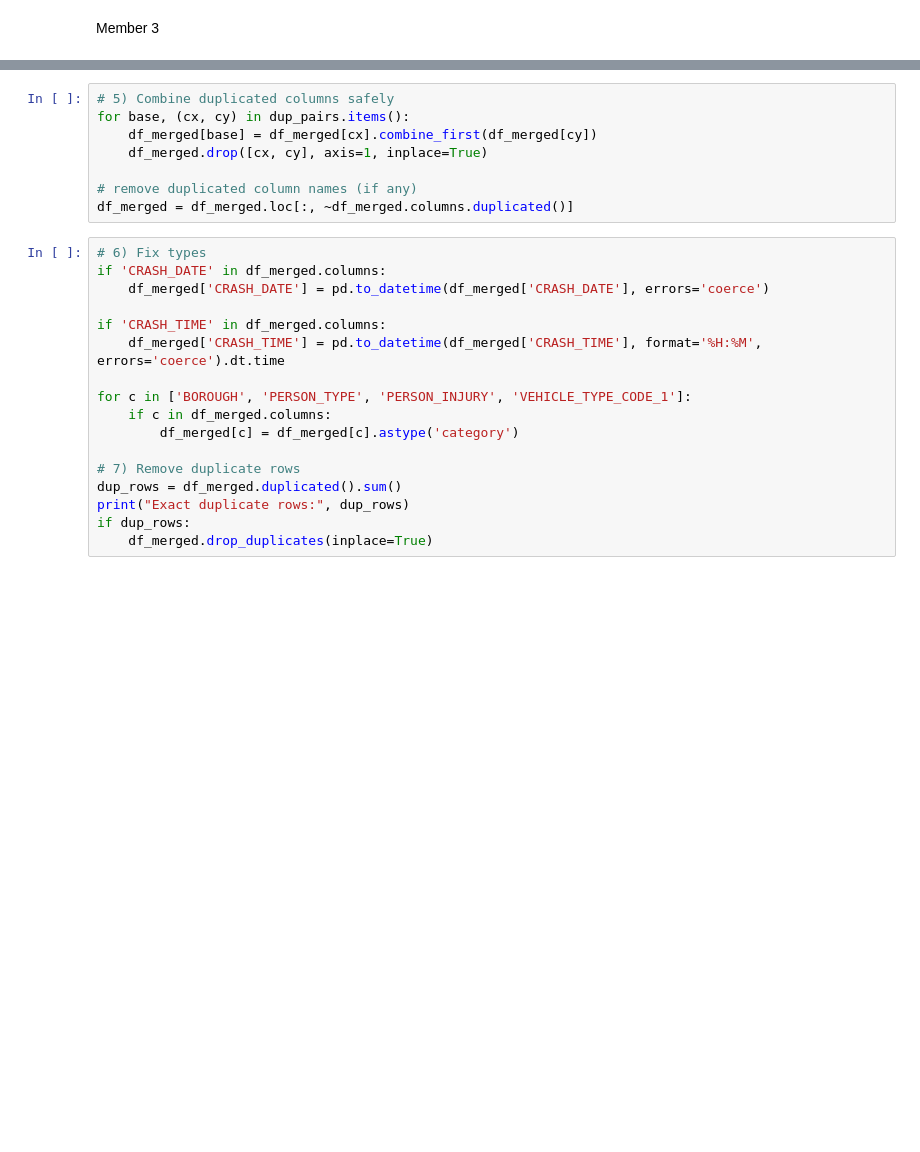
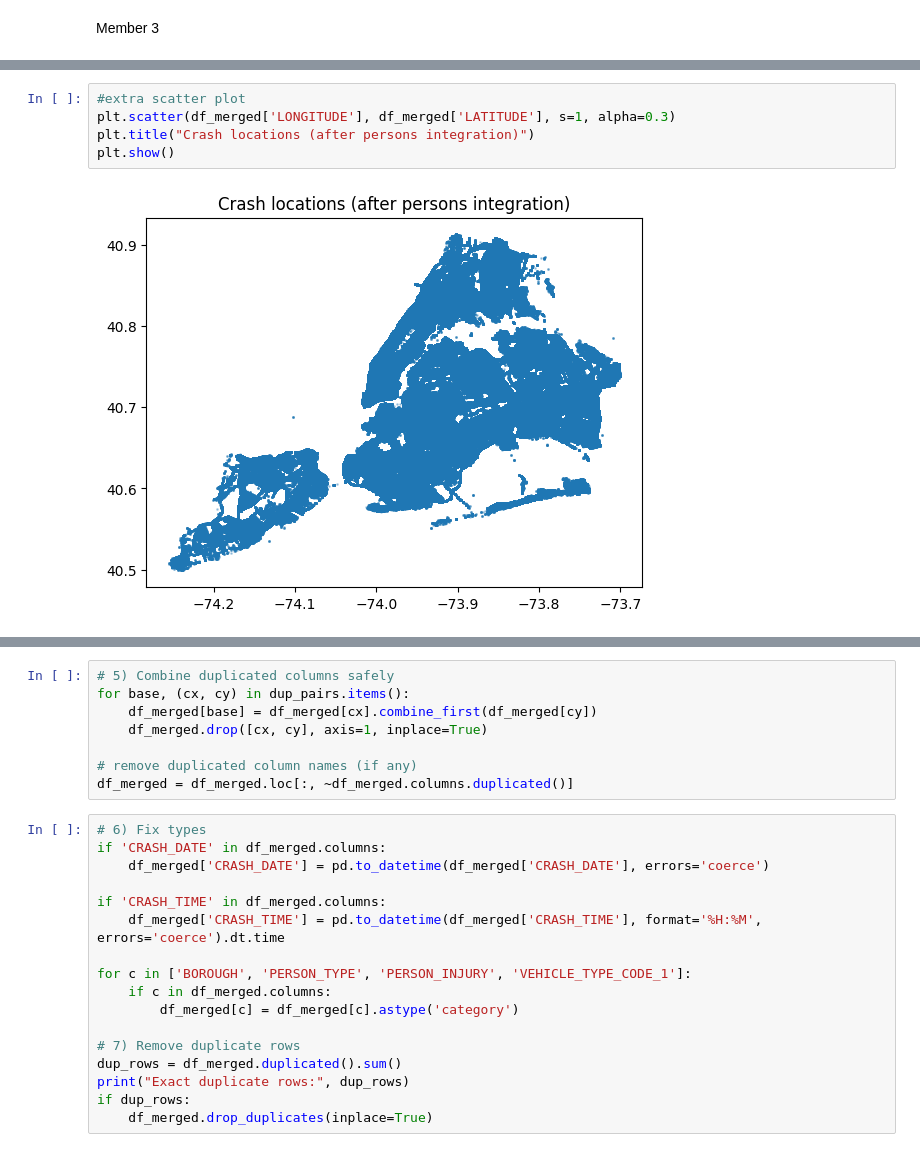
Before and after one commit to SarahRaafat/NYC-motor-vehicle-collisions, a Jupyter notebook: notebooks/Milestone1.ipynb, the cells around one changed output, grey strips where cells are left out. Saved outputs shown, nothing was run; the diff lists cells and outputs as text; blank space fills up the shorter version.

Commit message:
revised whole code and did more visualization and integeration and enhanced few pieces of code

```diff
--- a/notebooks/Milestone1.ipynb
+++ b/notebooks/Milestone1.ipynb
@@ -541,3 +772,10 @@ display(df_merged.head())
+# %%
+#extra scatter plot
+plt.scatter(df_merged['LONGITUDE'], df_merged['LATITUDE'], s=1, alpha=0.3)
+plt.title("Crash locations (after persons integration)")
+plt.show()
+# %% [output]
+[figure, added]
 # %%
 # 3) Inspect nulls introduced by the join
 nulls = df_merged.isnull().sum().sort_values(ascending=False)
```
Also changed, not shown: parts of 26 cells of this notebook, 4 other files.
